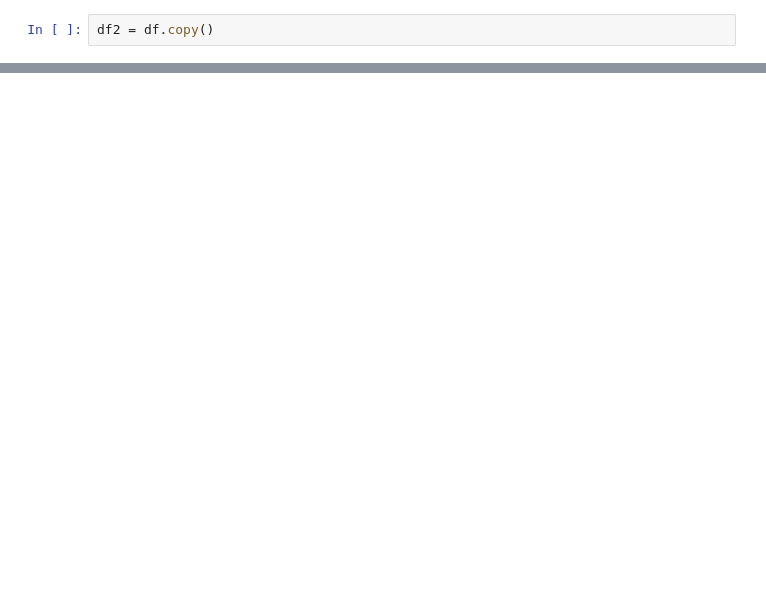
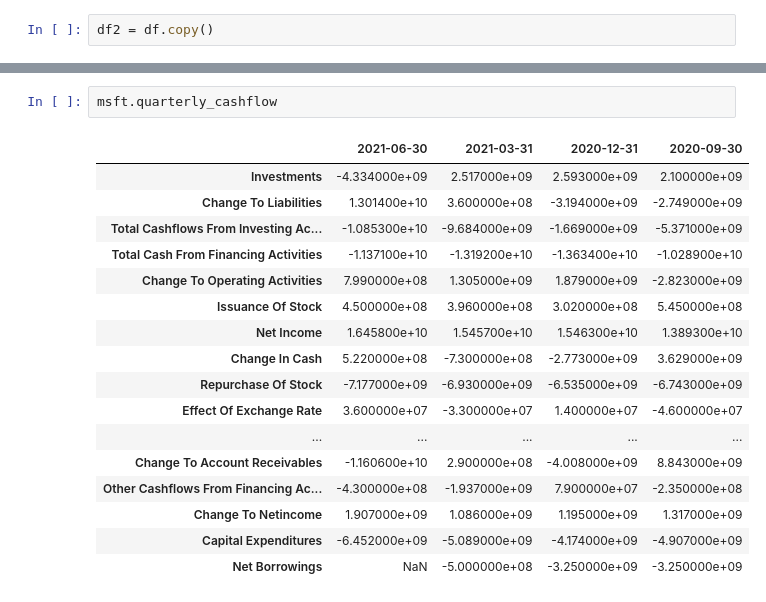
Before and after one commit to attkauppi/investents_notebooks, a Jupyter notebook: asset_allocation.ipynb, the cells around one changed output, grey strips where cells are left out. Cells and saved outputs as stored; diff of their text form; blank space fills up the shorter version.

```diff
--- a/asset_allocation.ipynb
+++ b/asset_allocation.ipynb
@@ -343,0 +457,20 @@ df2
+# %%
+msft.quarterly_cashflow
+# %% [output]
+|  | 2021-06-30 | 2021-03-31 | 2020-12-31 | 2020-09-30 |
+| Investments | -4.334000e+09 | 2.517000e+09 | 2.593000e+09 | 2.100000e+09 |
+| Change To Liabilities | 1.301400e+10 | 3.600000e+08 | -3.194000e+09 | -2.749000e+09 |
+| Total Cashflows From Investing Ac... | -1.085300e+10 | -9.684000e+09 | -1.669000e+09 | -5.371000e+09 |
+| Total Cash From Financing Activities | -1.137100e+10 | -1.319200e+10 | -1.363400e+10 | -1.028900e+10 |
+| Change To Operating Activities | 7.990000e+08 | 1.305000e+09 | 1.879000e+09 | -2.823000e+09 |
+| Issuance Of Stock | 4.500000e+08 | 3.960000e+08 | 3.020000e+08 | 5.450000e+08 |
+| Net Income | 1.645800e+10 | 1.545700e+10 | 1.546300e+10 | 1.389300e+10 |
+| Change In Cash | 5.220000e+08 | -7.300000e+08 | -2.773000e+09 | 3.629000e+09 |
+| Repurchase Of Stock | -7.177000e+09 | -6.930000e+09 | -6.535000e+09 | -6.743000e+09 |
+| Effect Of Exchange Rate | 3.600000e+07 | -3.300000e+07 | 1.400000e+07 | -4.600000e+07 |
+| ... | ... | ... | ... | ... |
+| Change To Account Receivables | -1.160600e+10 | 2.900000e+08 | -4.008000e+09 | 8.843000e+09 |
+| Other Cashflows From Financing Ac... | -4.300000e+08 | -1.937000e+09 | 7.900000e+07 | -2.350000e+08 |
+| Change To Netincome | 1.907000e+09 | 1.086000e+09 | 1.195000e+09 | 1.317000e+09 |
+| Capital Expenditures | -6.452000e+09 | -5.089000e+09 | -4.174000e+09 | -4.907000e+09 |
+| Net Borrowings | NaN | -5.000000e+08 | -3.250000e+09 | -3.250000e+09 |
```
Also changed, not shown: parts of 27 cells of this notebook, 1 other file.
